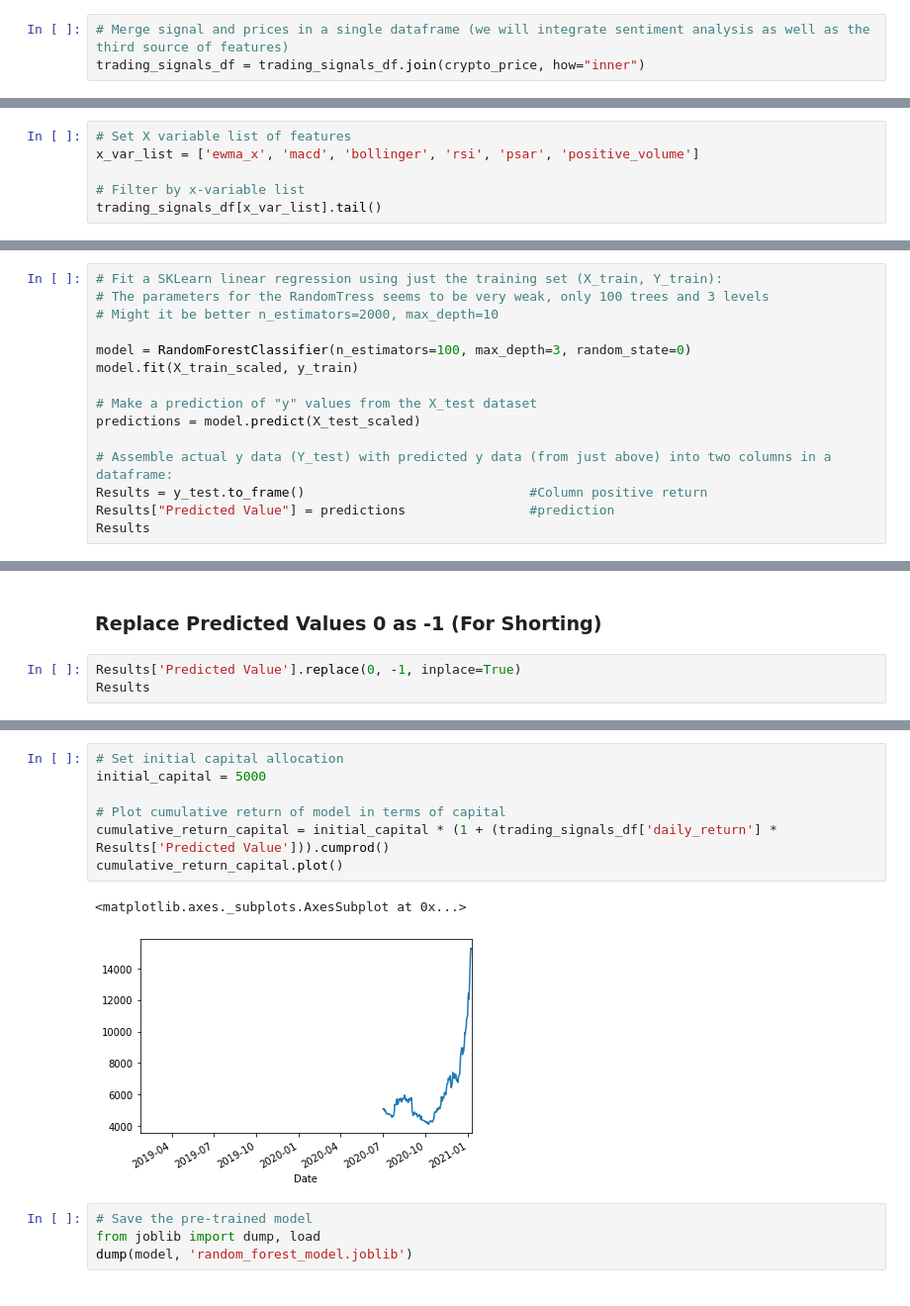
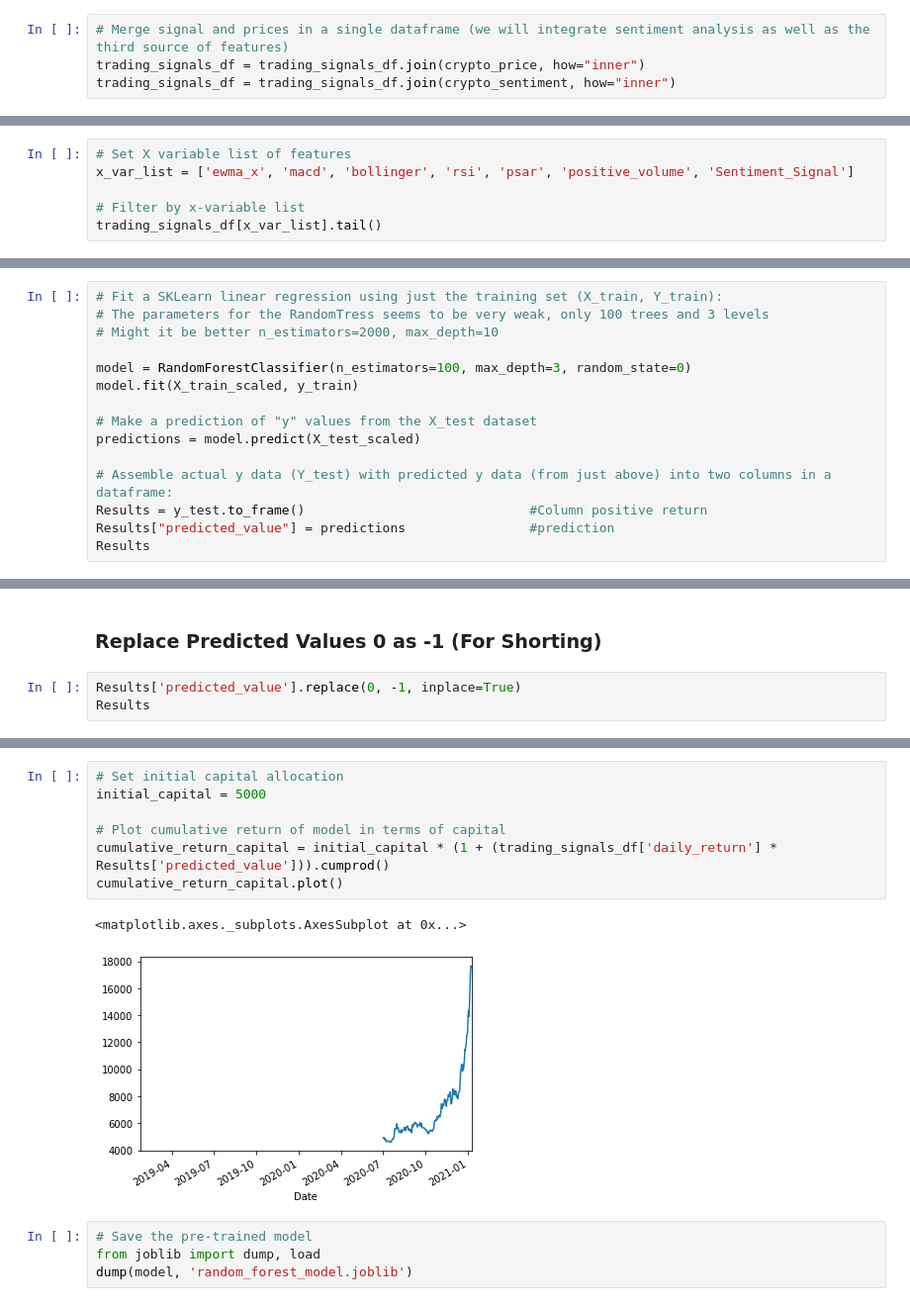
Before and after one commit to stew1922/Crypto_Bandyts, a Jupyter notebook: libs/notebooks/rfm_crypto1.ipynb, the cells around one changed output, grey strips where cells are left out. Shown: that part at 99% size. Drawn from its saved outputs; the diff is of its cells as text.

```diff
--- a/libs/notebooks/rfm_crypto1.ipynb
+++ b/libs/notebooks/rfm_crypto1.ipynb
@@ -92,3 +133,4 @@ crypto_price.head()
 # %%
 # Merge signal and prices in a single dataframe (we will integrate sentiment analysis as well as the third source of features)
 trading_signals_df = trading_signals_df.join(crypto_price, how="inner")
+trading_signals_df = trading_signals_df.join(crypto_sentiment, how="inner")
@@ -120,7 +166,7 @@ trading_signals_df.head()
 ### Set X-Variable List and Filter to Obtain Associated Values
 # %%
 # Set X variable list of features
-x_var_list = ['ewma_x', 'macd', 'bollinger', 'rsi', 'psar', 'positive_volume']
+x_var_list = ['ewma_x', 'macd', 'bollinger', 'rsi', 'psar', 'positive_volume', 'Sentiment_Signal']
 
 # Filter by x-variable list
 trading_signals_df[x_var_list].tail()
@@ -269,6 +315,6 @@ predictions = model.predict(X_test_scaled)
 
 # Assemble actual y data (Y_test) with predicted y data (from just above) into two columns in a dataframe:
 Results = y_test.to_frame()                             #Column positive return
-Results["Predicted Value"] = predictions                #prediction
+Results["predicted_value"] = predictions                #prediction
 Results
 # %% [output]
@@ -345,6 +391,6 @@ Results[['positive_return', 'Predicted Value']].tail(30).plot()
 # %% [markdown]
 ### Replace Predicted Values 0 as -1 (For Shorting)
 # %%
-Results['Predicted Value'].replace(0, -1, inplace=True)
+Results['predicted_value'].replace(0, -1, inplace=True)
 Results
 # %% [output]
@@ -371,13 +417,13 @@ Results
 # %%
 # Set initial capital allocation
 initial_capital = 5000
 
 # Plot cumulative return of model in terms of capital
-cumulative_return_capital = initial_capital * (1 + (trading_signals_df['daily_return'] * Results['Predicted Value'])).cumprod()
+cumulative_return_capital = initial_capital * (1 + (trading_signals_df['daily_return'] * Results['predicted_value'])).cumprod()
 cumulative_return_capital.plot()
 # %% [output]
 <matplotlib.axes._subplots.AxesSubplot at 0x...>
-[figure, old version]
+[figure, new version]
 # %%
 # Save the pre-trained model
 from joblib import dump, load
```
Also changed, not shown: parts of 31 cells of this notebook, 2 other files.
